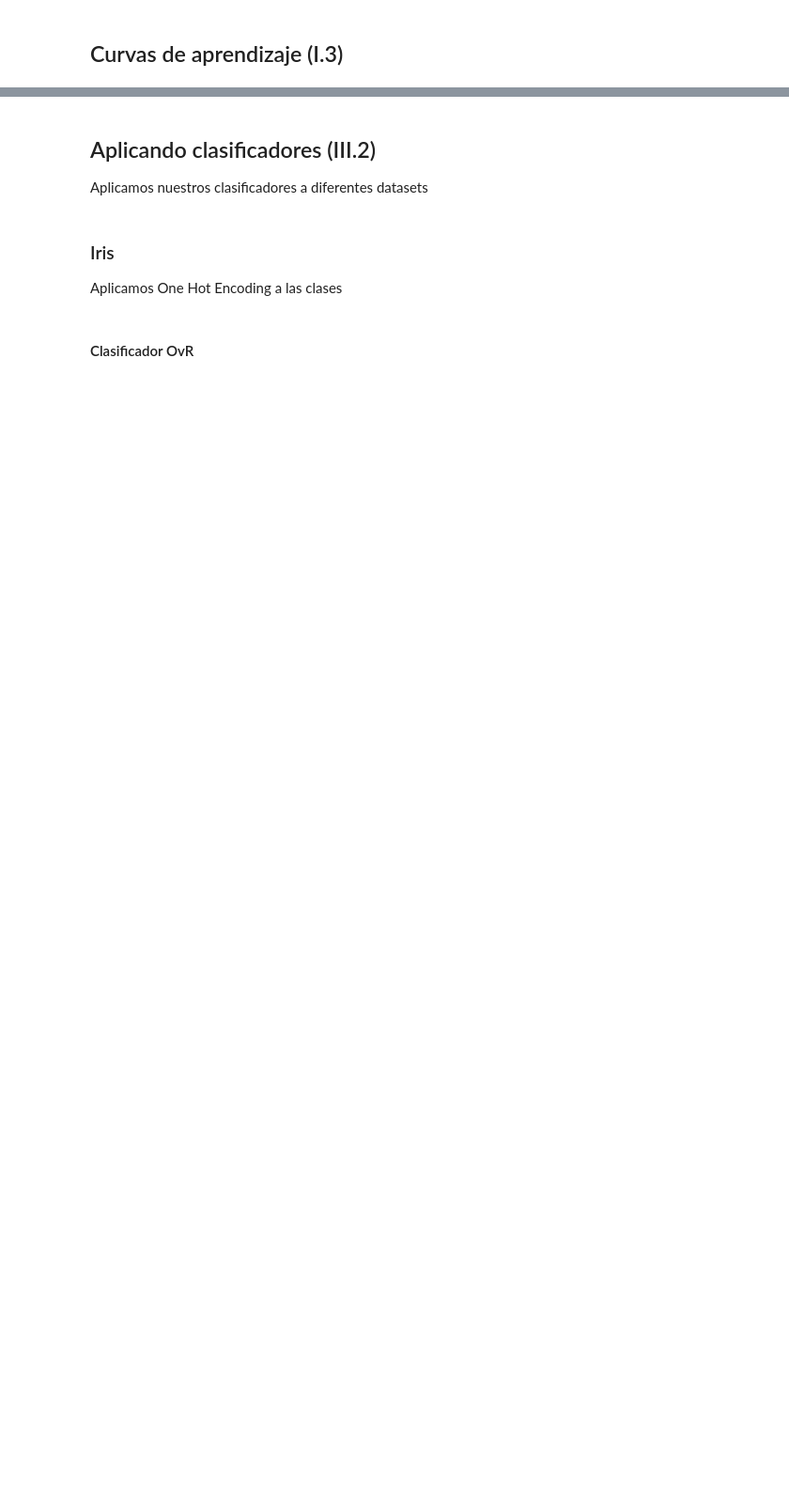
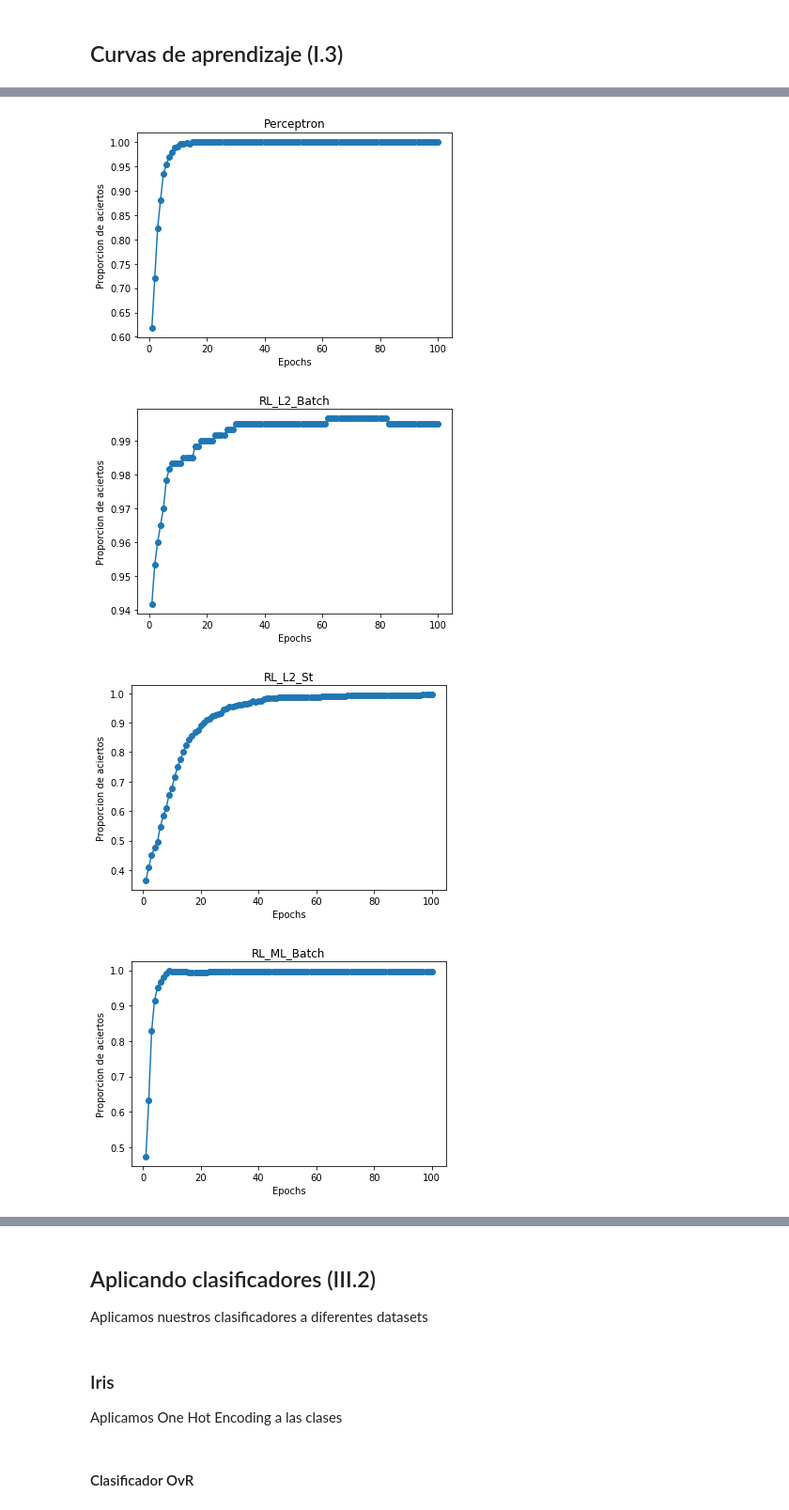
Before and after one commit to robertohueso/ampliacion_ia, a Jupyter notebook: trabajo/pruebas.ipynb, the cells around one changed output, grey strips where cells are left out. Shown at 94% size. Saved outputs shown, nothing was run; the diff lists cells and outputs as text; code cells hidden in the pictures; blank space fills up the shorter version.

```diff
--- a/trabajo/pruebas.ipynb
+++ b/trabajo/pruebas.ipynb
@@ -17,0 +30,9 @@ entrenar_y_dibujar_binarios(n_epochs=100, rate=0.001, rate_decay=True,
+# %%
+entrenar_y_dibujar_binarios(n_epochs=100, rate=0.001, rate_decay=False,
+                            normalizacion=False,n_datos=600, dim_datos=4,
+                            rango=3, separables=True)
+# %% [output]
+[figure, added]
+[figure, added]
+[figure, added]
+[figure, added]
```
Also changed, not shown: parts of 12 cells of this notebook, 2 other files.
